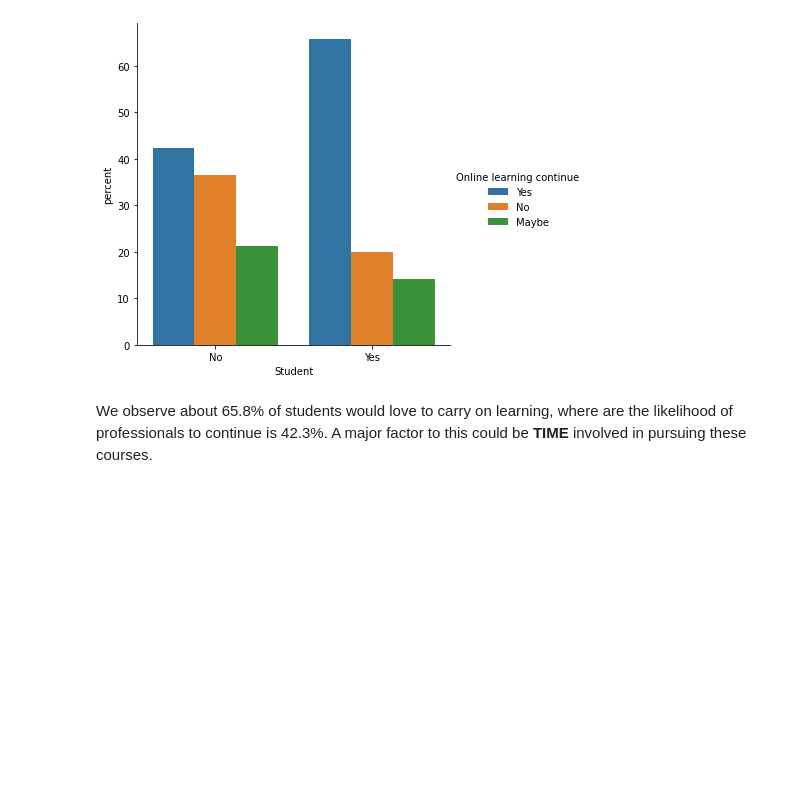
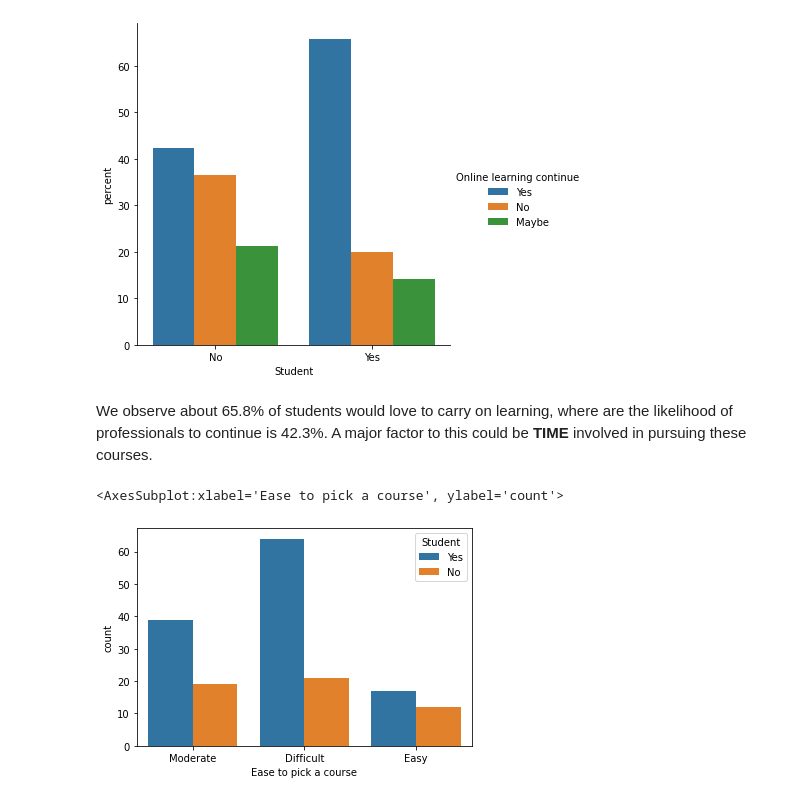
Before and after one commit to ginelledsouza/Student_Course_Segmentation, a Jupyter notebook: Student Segmentation.ipynb, the cells around one changed output. Cells and saved outputs as stored; diff of their text form; code cells hidden in the pictures; blank space fills up the shorter version.

```diff
--- a/Student Segmentation.ipynb
+++ b/Student Segmentation.ipynb
@@ -97,3 +97,14 @@ g = sns.catplot(x=x,y='percent',hue=y,kind='bar',data=df1)
 [figure]
 # %% [markdown]
 We observe about 65.8% of students would love to carry on learning, where are the likelihood of professionals to continue is 42.3%. A major factor to this could be **TIME** involved in pursuing these courses.
+# %%
+df = data.copy()
+df.fillna('',inplace=True)
+df = df[df['Ease to pick a course'] != '']
+
+df['Ease to pick a course'] = df['Ease to pick a course'].apply(lambda x : "Not Applicable" if x==0 else ("Easy" if (x!= 0) and (x<=2) else ("Moderate" if x==3 else "Difficult")))
+
+sns.countplot(x='Ease to pick a course',hue='Student',data=df)
+# %% [output]
+<AxesSubplot:xlabel='Ease to pick a course', ylabel='count'>
+[figure, added]
```
Also changed, not shown: parts of 5 cells of this notebook.
